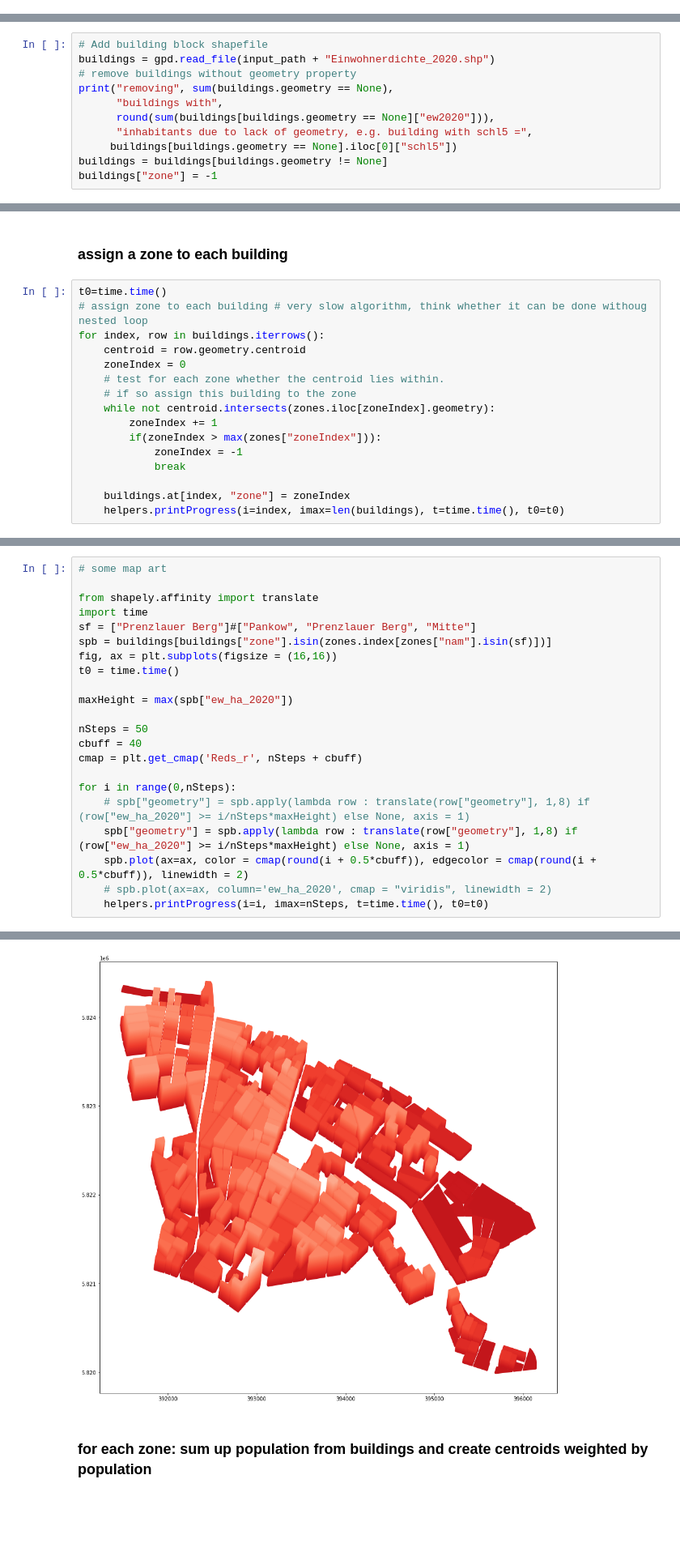
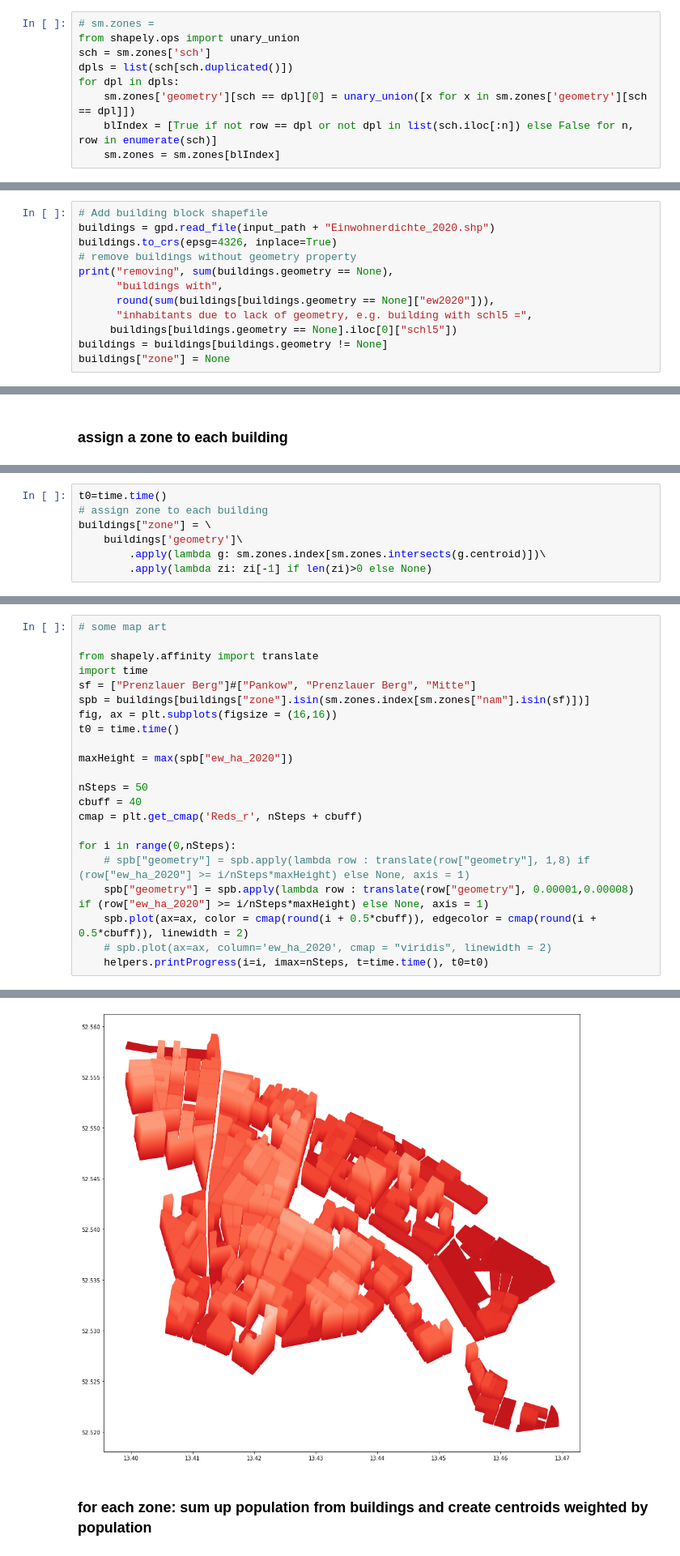
Before and after one commit to maximylius/quetzal_berlin, a Jupyter notebook: notebooks/best_version/101_p_create_zones.ipynb, the cells around one changed output, grey strips where cells are left out. Shown: that part at 81% size. Cells and saved outputs as stored; diff of their text form; blank space fills up the shorter version.

Commit message:
Removed duplicated zone in Exc1, reworked created zones

```diff
--- a/notebooks/best_version/101_p_create_zones.ipynb
+++ b/notebooks/best_version/101_p_create_zones.ipynb
@@ -55,3 +73,12 @@ sm.zones = sm.zones.to_crs(epsg = crs_code)
+# %%
+# sm.zones =
+from shapely.ops import unary_union
+sch = sm.zones['sch']
+dpls = list(sch[sch.duplicated()])
+for dpl in dpls:
+    sm.zones['geometry'][sch == dpl][0] = unary_union([x for x in sm.zones['geometry'][sch == dpl]])
+    blIndex = [True if not row == dpl or not dpl in list(sch.iloc[:n]) else False for n, row in enumerate(sch)]
+    sm.zones = sm.zones[blIndex]
 # %%
 sm.zones.head(2)
 # %% [output]
@@ -63,6 +90,7 @@ sm.zones.head(2)
 # %%
 # Add building block shapefile
 buildings = gpd.read_file(input_path + "Einwohnerdichte_2020.shp")
+buildings.to_crs(epsg=4326, inplace=True)
 # remove buildings without geometry property
 print("removing", sum(buildings.geometry == None),
       "buildings with",
@@ -70,7 +98,7 @@ print("removing", sum(buildings.geometry == None),
       "inhabitants due to lack of geometry, e.g. building with schl5 =",
      buildings[buildings.geometry == None].iloc[0]["schl5"])
 buildings = buildings[buildings.geometry != None]
-buildings["zone"] = -1
+buildings["zone"] = None
 # %% [output]
 removing 127 buildings with 4863 inhabitants due to lack of geometry, e.g. building with schl5 = None
 # %%
@@ -88,18 +116,2 @@ buildings.plot(ax=ax, column='ew_ha_2020', cmap = "viridis", legend=True)
 # %% [markdown]
 ### assign a zone to each building
-# %%
-t0=time.time()
-# assign zone to each building # very slow algorithm, think whether it can be done withoug nested loop
-for index, row in buildings.iterrows():
-    centroid = row.geometry.centroid
-    zoneIndex = 0
-    # test for each zone whether the centroid lies within.
-    # if so assign this building to the zone
-    while not centroid.intersects(zones.iloc[zoneIndex].geometry):
-        zoneIndex += 1
-        if(zoneIndex > max(zones["zoneIndex"])):
-            zoneIndex = -1
-            break
-
-    buildings.at[index, "zone"] = zoneIndex
-    helpers.printProgress(i=index, imax=len(buildings), t=time.time(), t0=t0)
@@ -108,3 +118,10 @@ for index, row in buildings.iterrows():
+# %%
+t0=time.time()
+# assign zone to each building
+buildings["zone"] = \
+    buildings['geometry']\
+        .apply(lambda g: sm.zones.index[sm.zones.intersects(g.centroid)])\
+        .apply(lambda zi: zi[-1] if len(zi)>0 else None)
 # %%
 # plot
 fig, ax = plt.subplots(figsize = (16,12))
@@ -120,7 +137,7 @@ Text(0.5, 1.0, 'Assignment of buildings to zones')
 from shapely.affinity import translate
 import time
 sf = ["Prenzlauer Berg"]#["Pankow", "Prenzlauer Berg", "Mitte"]
-spb = buildings[buildings["zone"].isin(zones.index[zones["nam"].isin(sf)])]
+spb = buildings[buildings["zone"].isin(sm.zones.index[sm.zones["nam"].isin(sf)])]
 fig, ax = plt.subplots(figsize = (16,16))
 t0 = time.time()
 
@@ -132,7 +149,7 @@ cmap = plt.get_cmap('Reds_r', nSteps + cbuff)
 
 for i in range(0,nSteps):
     # spb["geometry"] = spb.apply(lambda row : translate(row["geometry"], 1,8) if (row["ew_ha_2020"] >= i/nSteps*maxHeight) else None, axis = 1)
-    spb["geometry"] = spb.apply(lambda row : translate(row["geometry"], 1,8) if (row["ew_ha_2020"] >= i/nSteps*maxHeight) else None, axis = 1)
+    spb["geometry"] = spb.apply(lambda row : translate(row["geometry"], 0.00001,0.00008) if (row["ew_ha_2020"] >= i/nSteps*maxHeight) else None, axis = 1)
     spb.plot(ax=ax, color = cmap(round(i + 0.5*cbuff)), edgecolor = cmap(round(i + 0.5*cbuff)), linewidth = 2)
     # spb.plot(ax=ax, column='ew_ha_2020', cmap = "viridis", linewidth = 2)
     helpers.printProgress(i=i, imax=nSteps, t=time.time(), t0=t0)
@@ -141,4 +158,4 @@ for i in range(0,nSteps):
-[figure, old version]
+[figure, new version]
 # %% [markdown]
 ### for each zone: sum up population from buildings and create centroids weighted by population
 # %%
```
Also changed, not shown: parts of 15 cells of this notebook, 56 other files.
